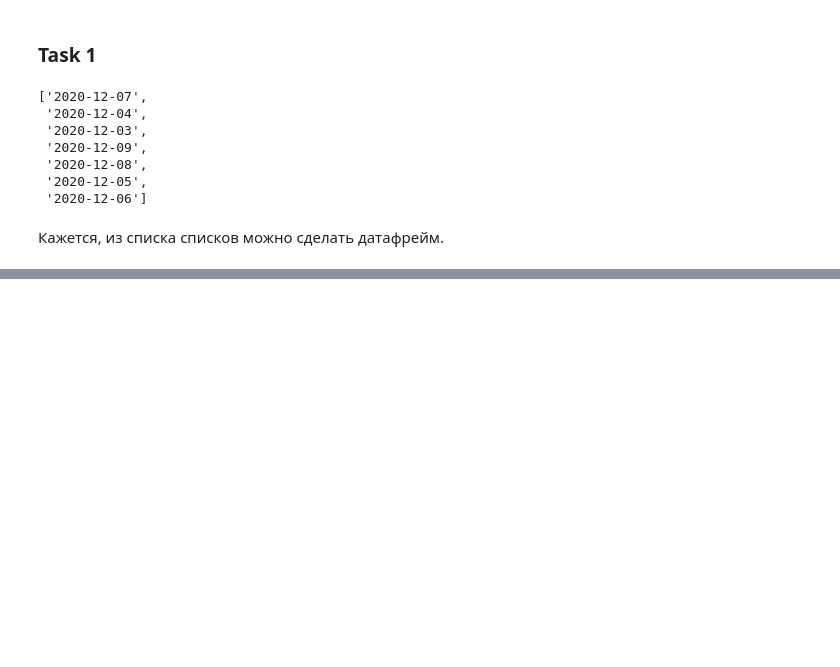
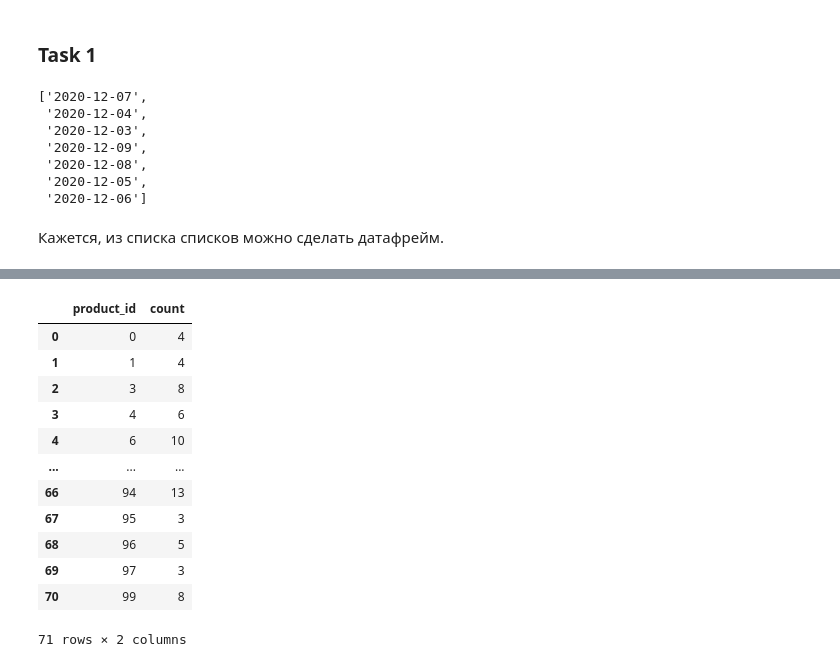
Before and after one commit to arazyan/learning, a Jupyter notebook: data_analysis/projects/3/work_w_messy_data.ipynb, the cells around one changed output, grey strips where cells are left out. Cells and saved outputs as stored; diff of their text form; code cells hidden in the pictures; blank space fills up the shorter version.

```diff
--- a/data_analysis/projects/3/work_w_messy_data.ipynb
+++ b/data_analysis/projects/3/work_w_messy_data.ipynb
@@ -118,0 +150,16 @@ Name: 0, dtype: int64
+# %%
+temp_df
+# %% [output]
+|  | product_id | count |
+| 0 | 0 | 4 |
+| 1 | 1 | 4 |
+| 2 | 3 | 8 |
+| 3 | 4 | 6 |
+| 4 | 6 | 10 |
+| ... | ... | ... |
+| 66 | 94 | 13 |
+| 67 | 95 | 3 |
+| 68 | 96 | 5 |
+| 69 | 97 | 3 |
+| 70 | 99 | 8 |
+71 rows × 2 columns
```
Also changed, not shown: parts of 36 cells of this notebook.
